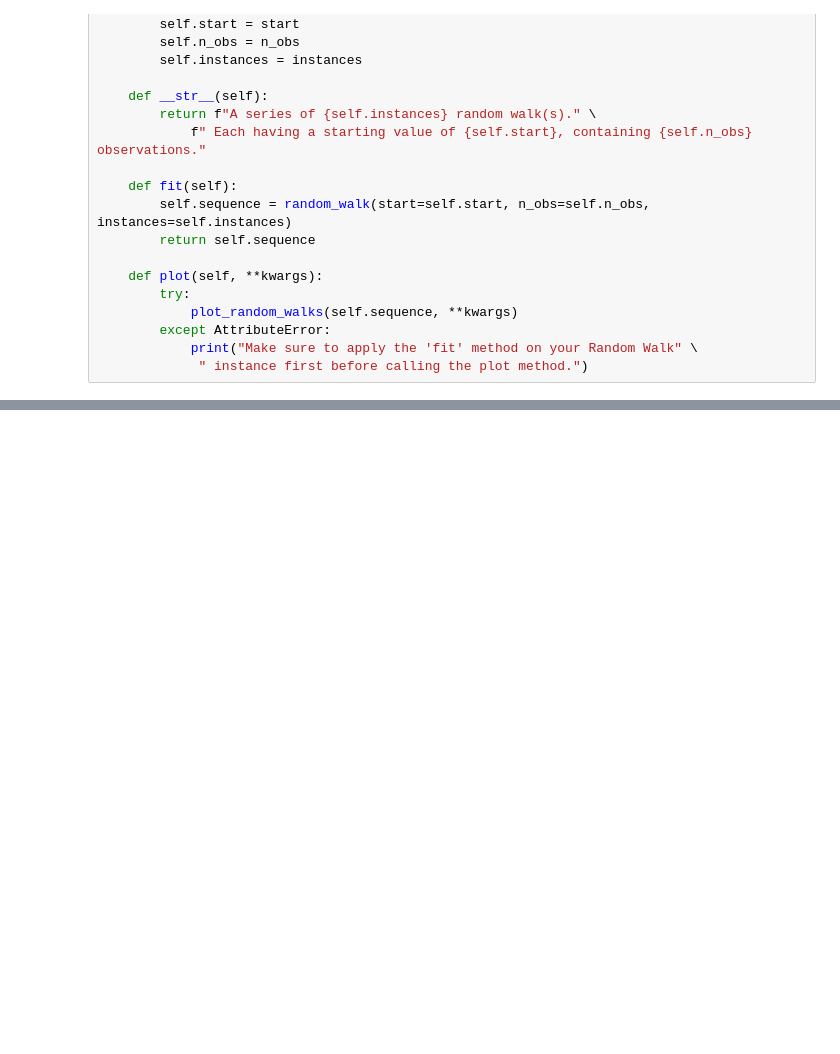
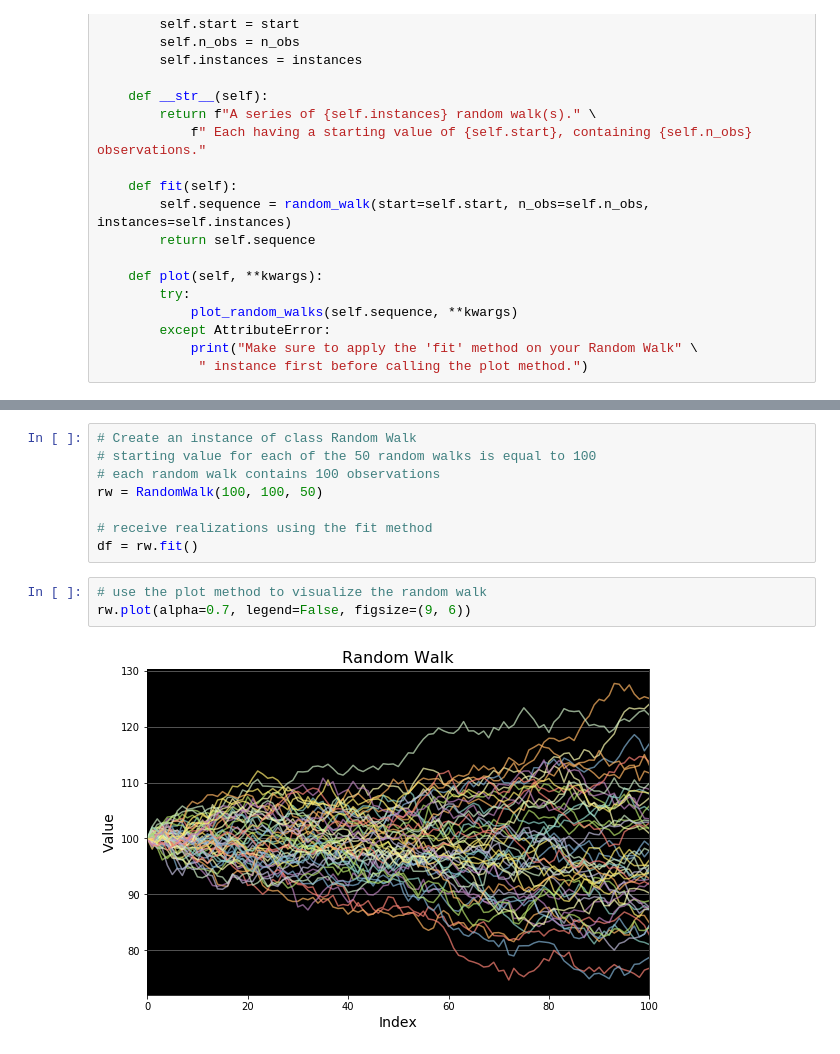
Before and after one commit to RomanSchu1ze/Simulating-Random-Walks, a Jupyter notebook: random_walk.ipynb, the cells around one changed output, grey strips where cells are left out. Saved outputs shown, nothing was run; the diff lists cells and outputs as text; blank space fills up the shorter version.

```diff
--- a/random_walk.ipynb
+++ b/random_walk.ipynb
@@ -148,0 +146,13 @@ rw.plot(alpha=0.7, legend=False, figsize=(9, 6))
+# %%
+# Create an instance of class Random Walk
+# starting value for each of the 50 random walks is equal to 100
+# each random walk contains 100 observations
+rw = RandomWalk(100, 100, 50)
+
+# receive realizations using the fit method
+df = rw.fit()
+# %%
+# use the plot method to visualize the random walk
+rw.plot(alpha=0.7, legend=False, figsize=(9, 6))
+# %% [output]
+[figure, added]
```
Also changed, not shown: parts of 13 cells of this notebook.
